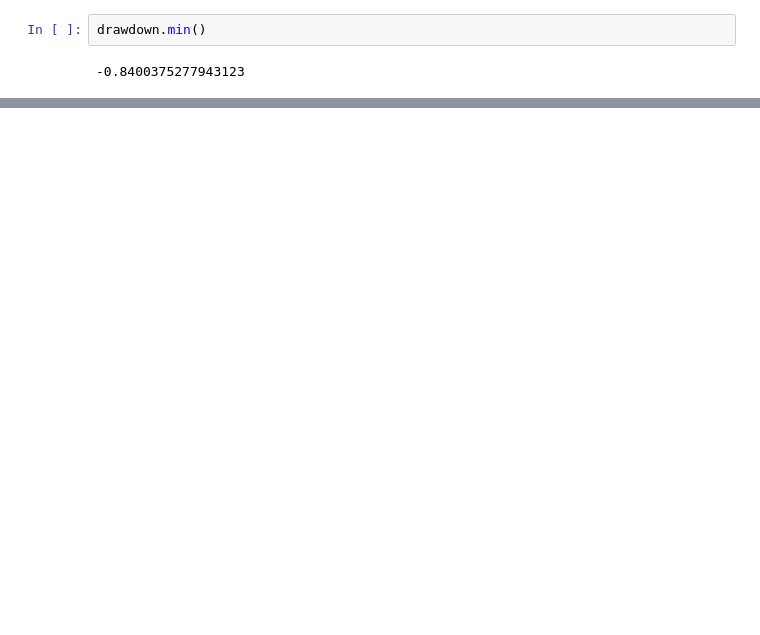
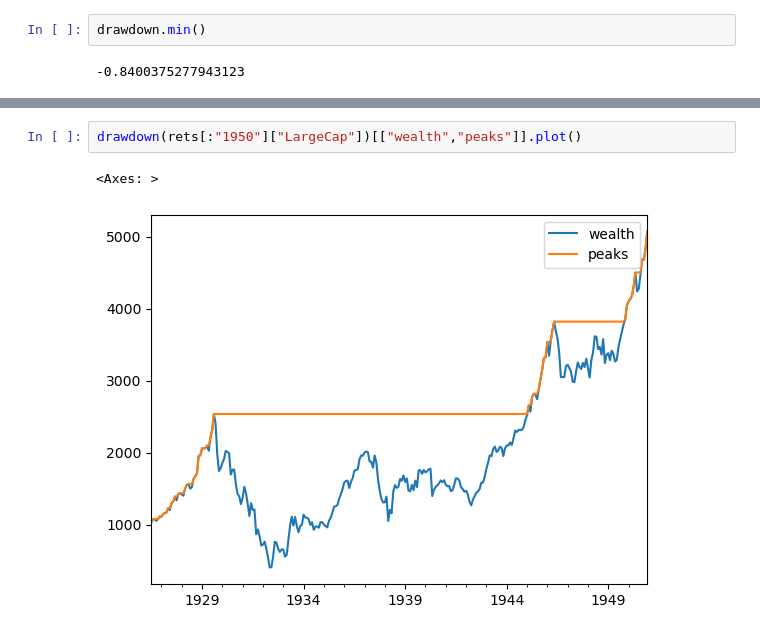
Before and after one commit to TheSmallRaccoon/PortAnalytics---Notes, a Jupyter notebook: MyPractice.ipynb, the cells around one changed output, grey strips where cells are left out. Cells and saved outputs as stored; diff of their text form; blank space fills up the shorter version.

```diff
--- a/MyPractice.ipynb
+++ b/MyPractice.ipynb
@@ -589,0 +630,5 @@ def
+# %%
+drawdown(rets[:"1950"]["LargeCap"])[["wealth","peaks"]].plot()
+# %% [output]
+<Axes: >
+[figure, added]
```
Also changed, not shown: parts of 14 cells of this notebook, 1 other file.
